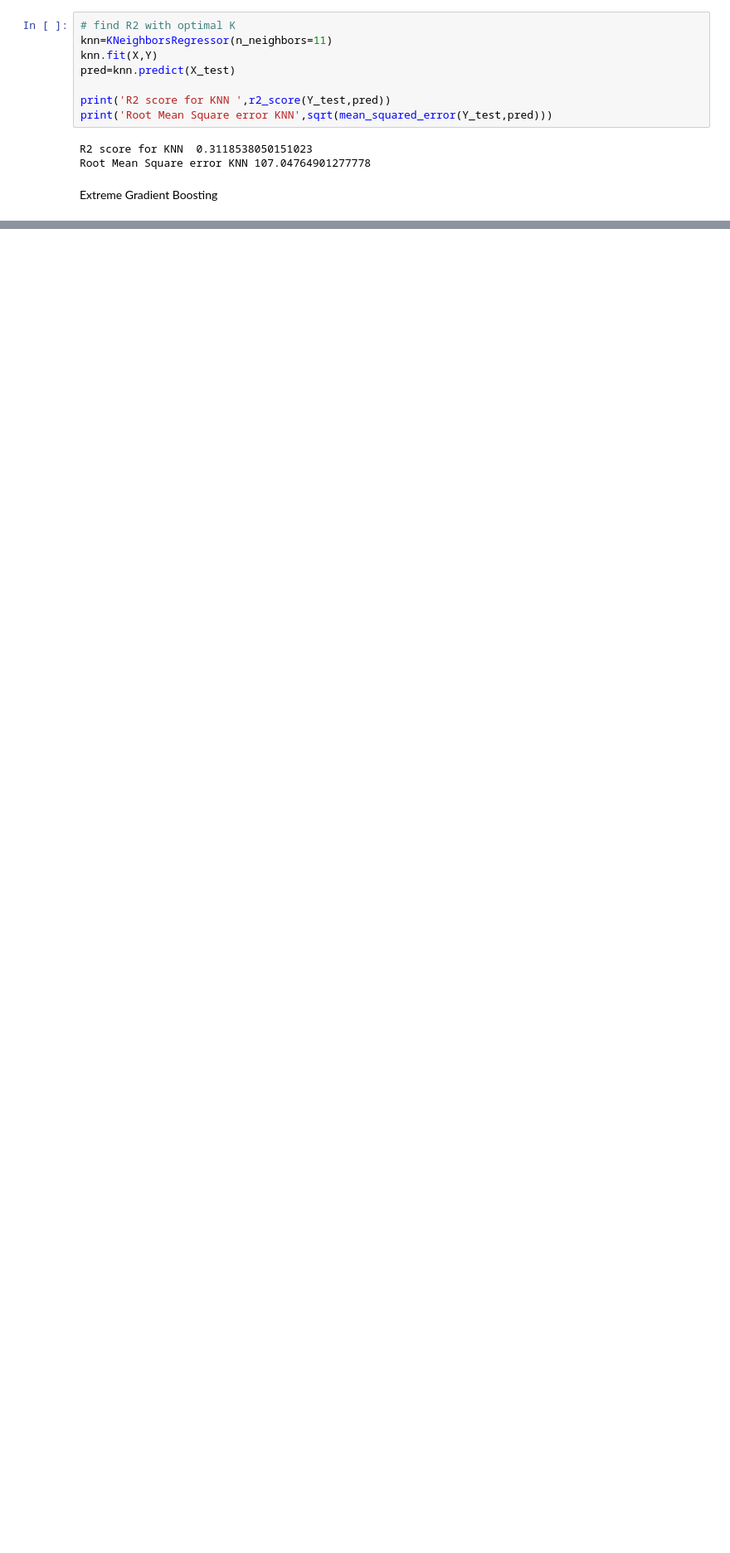
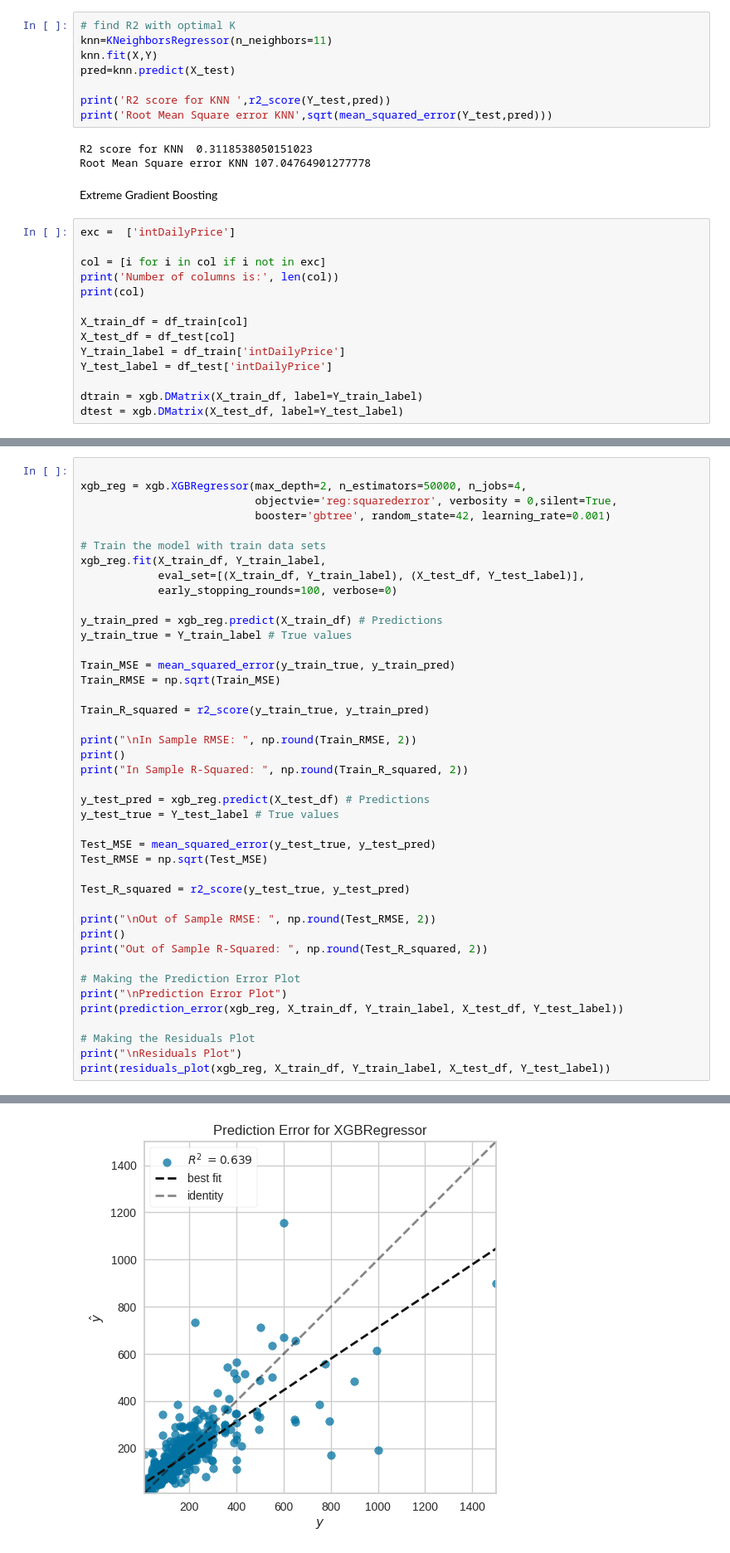
Before and after one commit to shipleydm/IS8036_PROJECT, a Jupyter notebook: IS8036.ipynb, the cells around one changed output, grey strips where cells are left out. Shown at 83% size. Saved outputs shown, nothing was run; the diff lists cells and outputs as text; blank space fills up the shorter version.

Commit message:
Commit on Behalf of Nick - XGB model

```diff
--- a/IS8036.ipynb
+++ b/IS8036.ipynb
@@ -646,3 +650,17 @@ R2 score for KNN  0.3118538050151023
 Root Mean Square error KNN 107.04764901277778
 # %% [markdown]
 Extreme Gradient Boosting
+# %%
+exc =  ['intDailyPrice']
+
+col = [i for i in col if i not in exc]
+print('Number of columns is:', len(col))
+print(col)
+
+X_train_df = df_train[col]
+X_test_df = df_test[col]
+Y_train_label = df_train['intDailyPrice']
+Y_test_label = df_test['intDailyPrice']
+
+dtrain = xgb.DMatrix(X_train_df, label=Y_train_label)
+dtest = xgb.DMatrix(X_test_df, label=Y_test_label)
@@ -648,0 +725,43 @@ Extreme Gradient Boosting
+# %%
+
+xgb_reg = xgb.XGBRegressor(max_depth=2, n_estimators=50000, n_jobs=4,
+                           objectvie='reg:squarederror', verbosity = 0,silent=True,
+                           booster='gbtree', random_state=42, learning_rate=0.001)
+
+# Train the model with train data sets
+xgb_reg.fit(X_train_df, Y_train_label,
+            eval_set=[(X_train_df, Y_train_label), (X_test_df, Y_test_label)],
+            early_stopping_rounds=100, verbose=0)
+
+y_train_pred = xgb_reg.predict(X_train_df) # Predictions
+y_train_true = Y_train_label # True values
+
+Train_MSE = mean_squared_error(y_train_true, y_train_pred)
+Train_RMSE = np.sqrt(Train_MSE)
+
+Train_R_squared = r2_score(y_train_true, y_train_pred)
+
+print("\nIn Sample RMSE: ", np.round(Train_RMSE, 2))
+print()
+print("In Sample R-Squared: ", np.round(Train_R_squared, 2))
+
+y_test_pred = xgb_reg.predict(X_test_df) # Predictions
+y_test_true = Y_test_label # True values
+
+Test_MSE = mean_squared_error(y_test_true, y_test_pred)
+Test_RMSE = np.sqrt(Test_MSE)
+
+Test_R_squared = r2_score(y_test_true, y_test_pred)
+
+print("\nOut of Sample RMSE: ", np.round(Test_RMSE, 2))
+print()
+print("Out of Sample R-Squared: ", np.round(Test_R_squared, 2))
+
+# Making the Prediction Error Plot
+print("\nPrediction Error Plot")
+print(prediction_error(xgb_reg, X_train_df, Y_train_label, X_test_df, Y_test_label))
+
+# Making the Residuals Plot
+print("\nResiduals Plot")
+print(residuals_plot(xgb_reg, X_train_df, Y_train_label, X_test_df, Y_test_label))
+# %% [output]
@@ -648,0 +801 @@ Extreme Gradient Boosting
+[figure, added]
```
Also changed, not shown: parts of 16 cells of this notebook.
